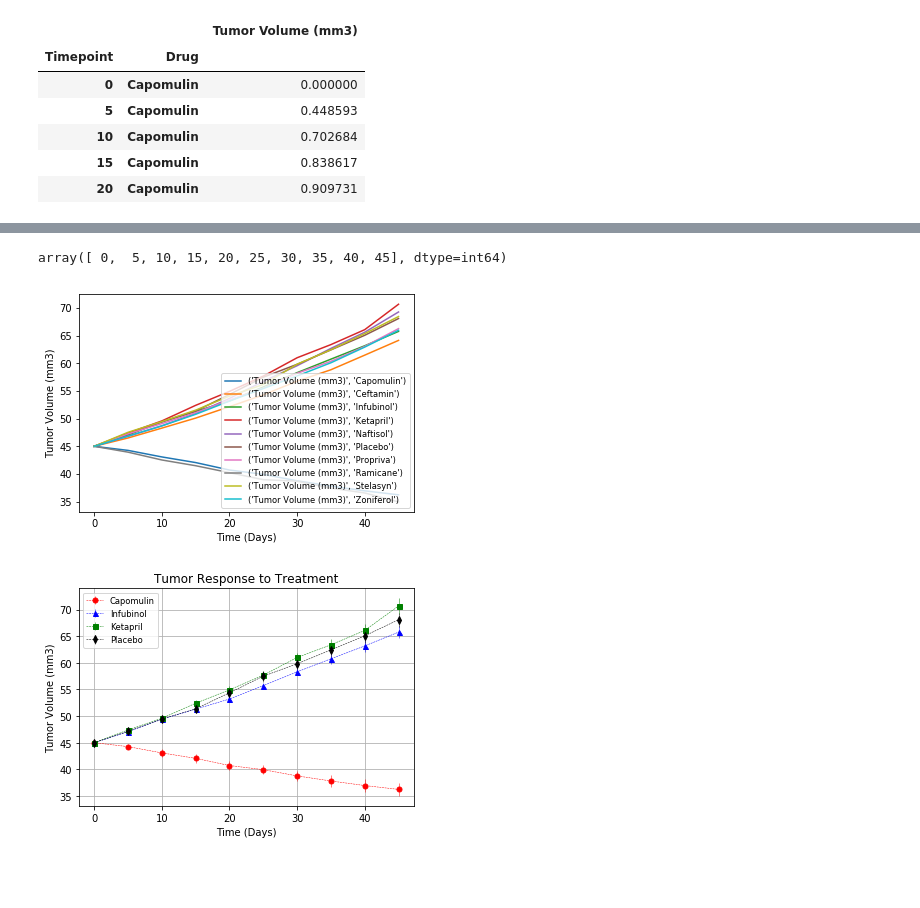
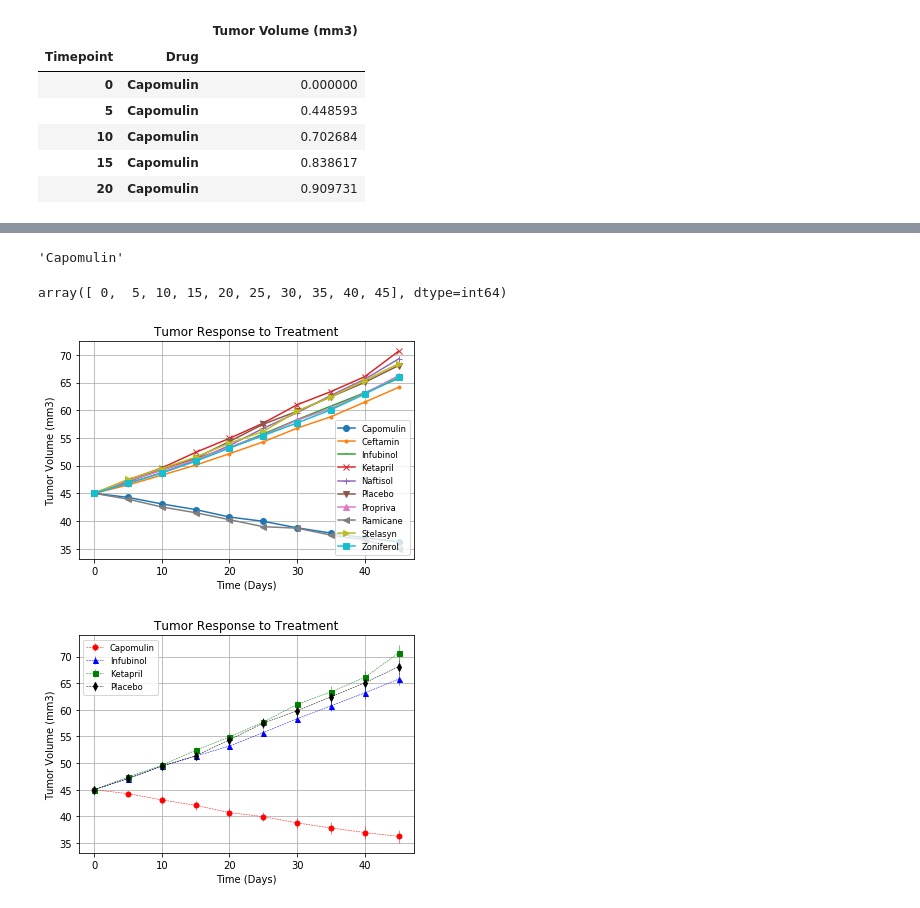
Before and after one commit to mdsmith577/Matplotlib_Homework, a Jupyter notebook: pymaceuticals.ipynb, the cells around one changed output, grey strips where cells are left out. Drawn from its saved outputs; the diff is of its cells as text; code cells hidden in the pictures; blank space fills up the shorter version.

Commit message:
Added title, added markers, changed line alpha, corrected legend

```diff
--- a/pymaceuticals.ipynb
+++ b/pymaceuticals.ipynb
@@ -132,7 +132,10 @@ def vol_iterated(i):
 # Example to show that I can call the drug name and it's data with i
 # print(f"The first drug is {drug_iterated} and it's volumes by timepoint are: {vol_iterated}")
 
-# vol_iterated(0)
+drug_name = f"{drug_iterated(0)}"
+drug_name
+# %% [output]
+'Capomulin'
 # %%
 x_limit = num_timepoints[-1] + 5
 x_axis = np.arange(0, x_limit, 5)
@@ -142,26 +145,27 @@ array([ 0,  5, 10, 15, 20, 25, 30, 35, 40, 45], dtype=int64)
 # %%
 # Generate the Plot (with Error Bars)
 fig, ax = plt.subplots()
+marker_options = ['o', '.', ',', 'x', '+', 'v', '^', '<', '>', 's', 'd']
 
 for y in range(0, 10):
-    plt.plot(x_axis, vol_iterated(y))
+    ax.plot(x_axis, vol_iterated(y), alpha=1, marker = marker_options[y], label=f"{drug_iterated(y)}")
+    ax.legend()
 
-#     ax.errorbar(x_axis, vol_iterated(y), fmt="o", color="b",
-#             alpha=0.5, label=str(drug_iterated(y))
 
-# ax.set_xlim(-0.5, len(times))
+# When I change the regular plot command to errorbar, I believe everything will stay the same, just marker will
+# need to be changed from "marker" to "fmt"
 
+ax.set_title("Tumor Response to Treatment")
 ax.set_xlabel("Time (Days)")
 ax.set_ylabel("Tumor Volume (mm3)")
 
-plt.legend(loc="best", fontsize="small", fancybox=True)
-
+ax.legend(loc="best", fontsize="small", fancybox=True)
+plt.grid()
+plt.savefig("Tumor_Response_to_Treatment.png")
 plt.show()
 # Save the Figure
-
-# plt.savefig("../Images/IceCreamSales.png")
 # %% [output]
-[figure, old version]
+[figure, new version]
 # %%
 # Show the Figure
 # %% [output]
```
